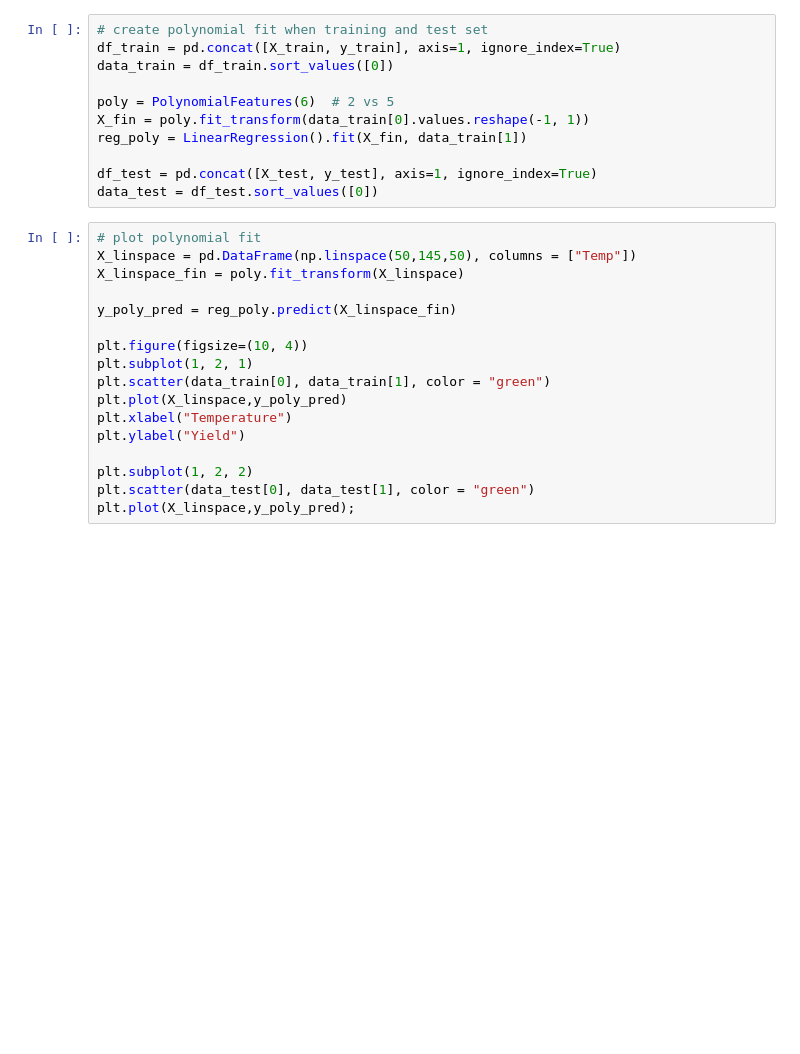
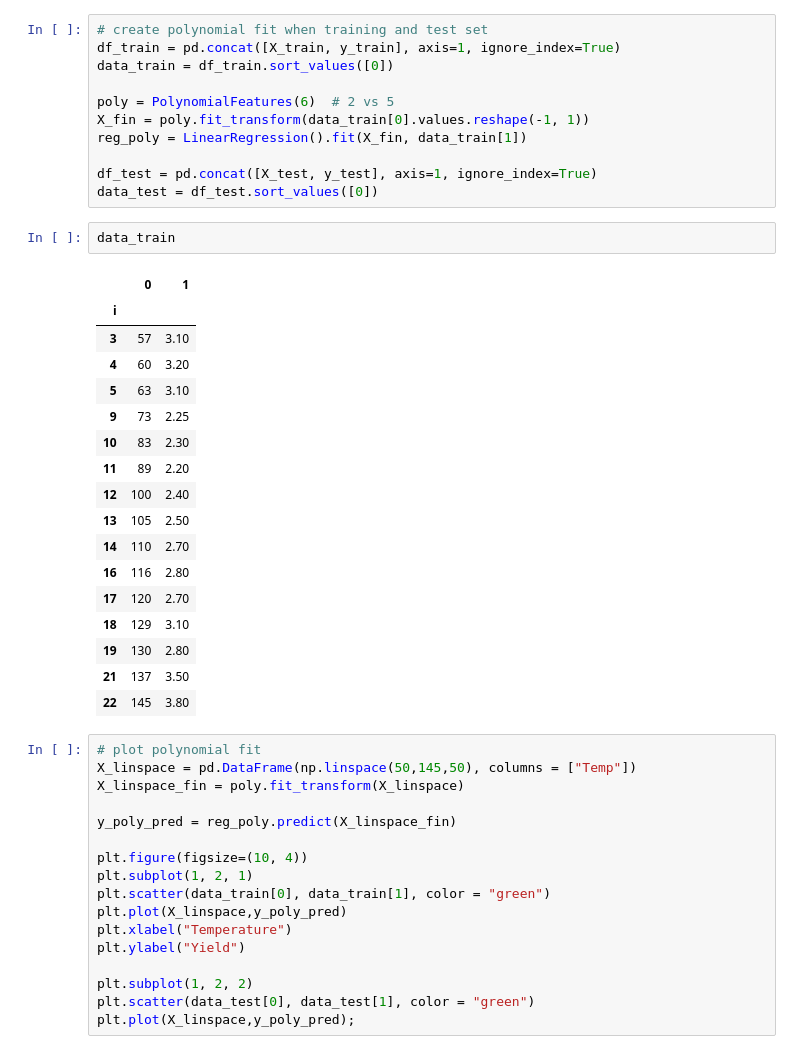
Before and after one commit to kathrinv/dsc-bias-variance-trade-off-nyc-ds-082619, a Jupyter notebook: index.ipynb, the cells around one changed output. Saved outputs shown, nothing was run; the diff lists cells and outputs as text; blank space fills up the shorter version.

```diff
--- a/index.ipynb
+++ b/index.ipynb
@@ -79,6 +79,26 @@ reg_poly = LinearRegression().fit(X_fin, data_train[1])
 
 df_test = pd.concat([X_test, y_test], axis=1, ignore_index=True)
 data_test = df_test.sort_values([0])
+# %%
+data_train
+# %% [output]
+|  | 0 | 1 |
+| i |  |  |
+| 3 | 57 | 3.10 |
+| 4 | 60 | 3.20 |
+| 5 | 63 | 3.10 |
+| 9 | 73 | 2.25 |
+| 10 | 83 | 2.30 |
+| 11 | 89 | 2.20 |
+| 12 | 100 | 2.40 |
+| 13 | 105 | 2.50 |
+| 14 | 110 | 2.70 |
+| 16 | 116 | 2.80 |
+| 17 | 120 | 2.70 |
+| 18 | 129 | 3.10 |
+| 19 | 130 | 2.80 |
+| 21 | 137 | 3.50 |
+| 22 | 145 | 3.80 |
 # %%
 # plot polynomial fit
 X_linspace = pd.DataFrame(np.linspace(50,145,50), columns = ["Temp"])
```
